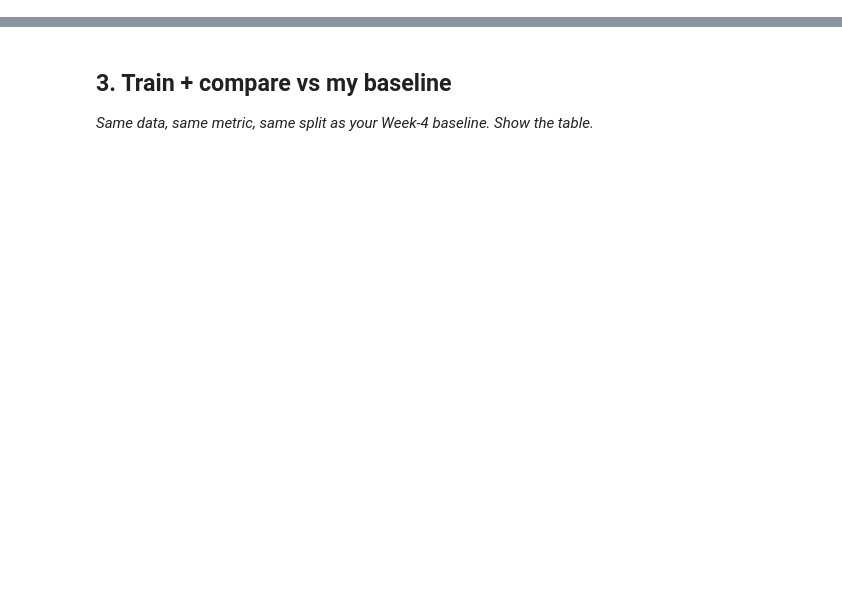
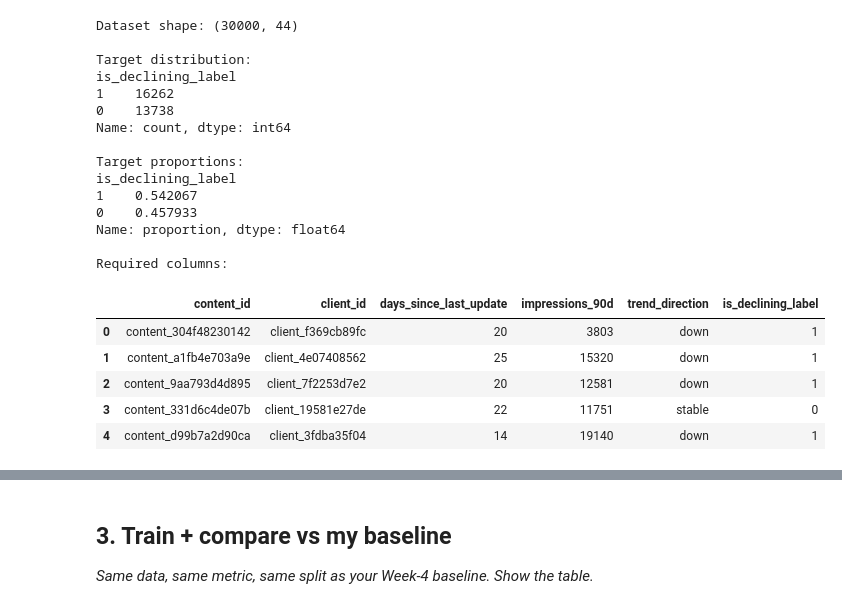
Before and after one commit to nihedzaoui/flyrank-ml-internship, a Jupyter notebook: w05_model.ipynb, the cells around one changed output, grey strips where cells are left out. Cells and saved outputs as stored; diff of their text form; code cells hidden in the pictures; blank space fills up the shorter version.

```diff
--- a/w05_model.ipynb
+++ b/w05_model.ipynb
@@ -17,0 +38,61 @@ This skeleton is yours to fill. Work the sections **in order** — each one has
+# %%
+import pandas as pd
+import numpy as np
+from pathlib import Path
+
+# Load the same dataset used in Week 4
+DATA_PATH = Path(
+    "/content/flyrank-ml-internship/data/raw/content_refresh_anonymized.csv"
+)
+
+df = pd.read_csv(DATA_PATH)
+
+print("Dataset shape:", df.shape)
+
+# Create the target from the existing trend direction.
+# "down" = declining content.
+df["is_declining_label"] = (
+    df["trend_direction"].astype(str).str.lower() == "down"
+).astype(int)
+
+print("\nTarget distribution:")
+print(df["is_declining_label"].value_counts())
+
+print("\nTarget proportions:")
+print(df["is_declining_label"].value_counts(normalize=True))
+
+print("\nRequired columns:")
+display(
+    df[
+        [
+            "content_id",
+            "client_id",
+            "days_since_last_update",
+            "impressions_90d",
+            "trend_direction",
+            "is_declining_label",
+        ]
+    ].head()
+)
+# %% [output]
+Dataset shape: (30000, 44)
+
+Target distribution:
+is_declining_label
+1    16262
+0    13738
+Name: count, dtype: int64
+
+Target proportions:
+is_declining_label
+1    0.542067
+0    0.457933
+Name: proportion, dtype: float64
+
+Required columns:
+|  | content_id | client_id | days_since_last_update | impressions_90d | trend_direction | is_declining_label |
+| 0 | content_304f48230142 | client_f369cb89fc | 20 | 3803 | down | 1 |
+| 1 | content_a1fb4e703a9e | client_4e07408562 | 25 | 15320 | down | 1 |
+| 2 | content_9aa793d4d895 | client_7f2253d7e2 | 20 | 12581 | down | 1 |
+| 3 | content_331d6c4de07b | client_19581e27de | 22 | 11751 | stable | 0 |
+| 4 | content_d99b7a2d90ca | client_3fdba35f04 | 14 | 19140 | down | 1 |
```
Also changed, not shown: parts of 44 cells of this notebook.
